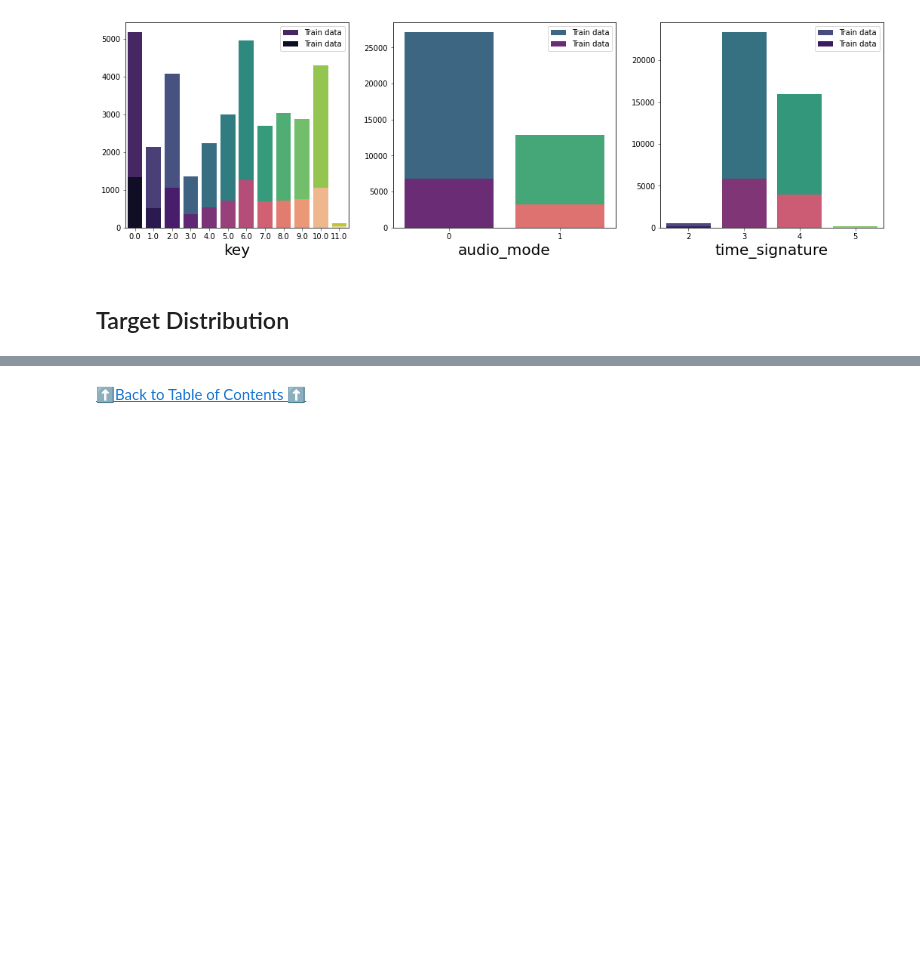
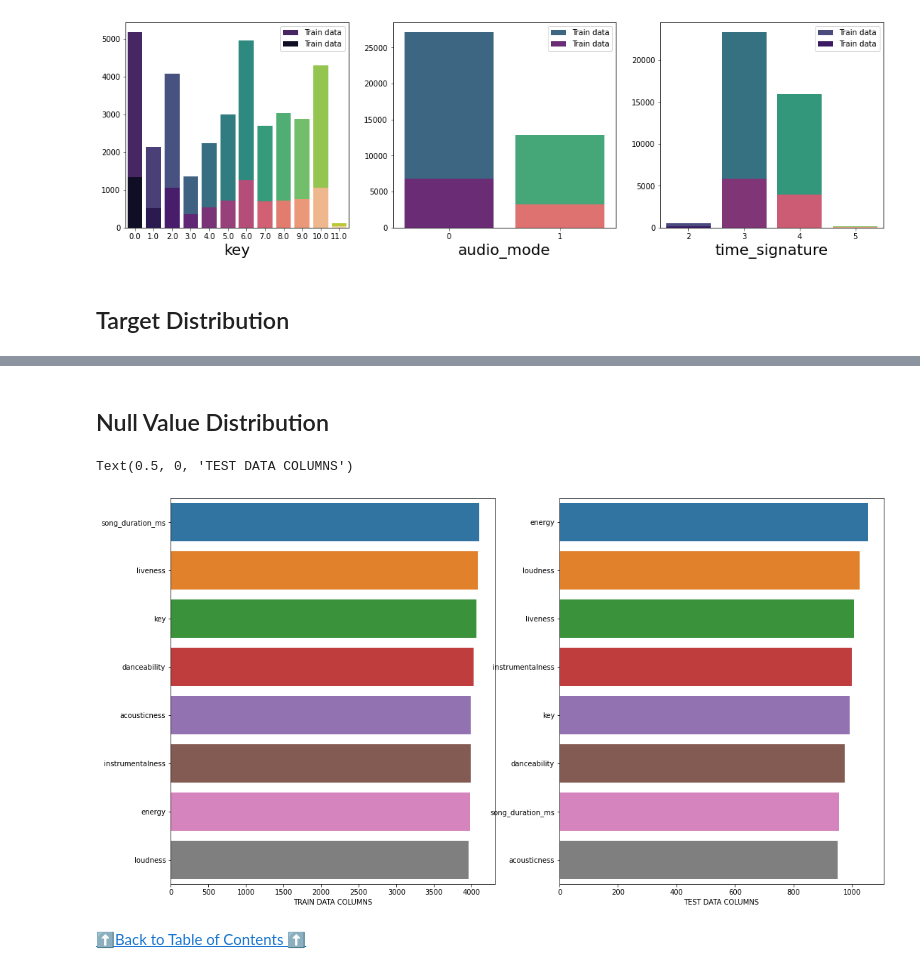
Before and after one commit to sanskar-hasija/kaggle, a Jupyter notebook: song-popularity-prediction-eda-modeling.ipynb, the cells around one changed output, grey strips where cells are left out. Cells and saved outputs as stored; diff of their text form; code cells hidden in the pictures; blank space fills up the shorter version.

```diff
--- a/song-popularity-prediction-eda-modeling.ipynb
+++ b/song-popularity-prediction-eda-modeling.ipynb
@@ -352,3 +365,19 @@ Percentage of song_popularity = 1: 36.44 %
+# %% [markdown]
+<a id="4.7"></a>
+## Null Value Distribution
+# %%
+test_null = pd.DataFrame(test.isna().sum())
+test_null = test_null.sort_values(by = 0 ,ascending = False)[:-5]
+train_null = pd.DataFrame(train.isna().sum())
+train_null = train_null.sort_values(by = 0 ,ascending = False)[:-6]
+fig, axes = plt.subplots(1,2, figsize=(18,10))
+sns.barplot( y =test_null.index ,  x  = test_null[0] ,ax = axes[1] )
+sns.barplot( y =train_null.index ,  x  = train_null[0],ax = axes[0])
+axes[0].set_xlabel("TRAIN DATA COLUMNS")
+axes[1].set_xlabel("TEST DATA COLUMNS")
+# %% [output]
+Text(0.5, 0, 'TEST DATA COLUMNS')
+[figure, added]
 # %% [markdown]
 <a href="#toc" role="button" aria-pressed="true" >⬆️Back to Table of Contents ⬆️</a>
 # %% [markdown]
```
Also changed, not shown: parts of 4 cells of this notebook.
